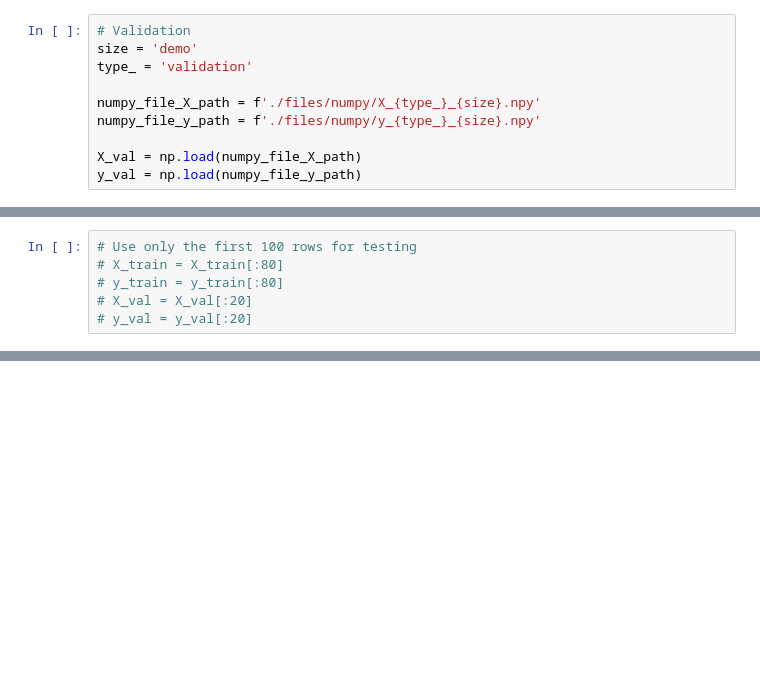
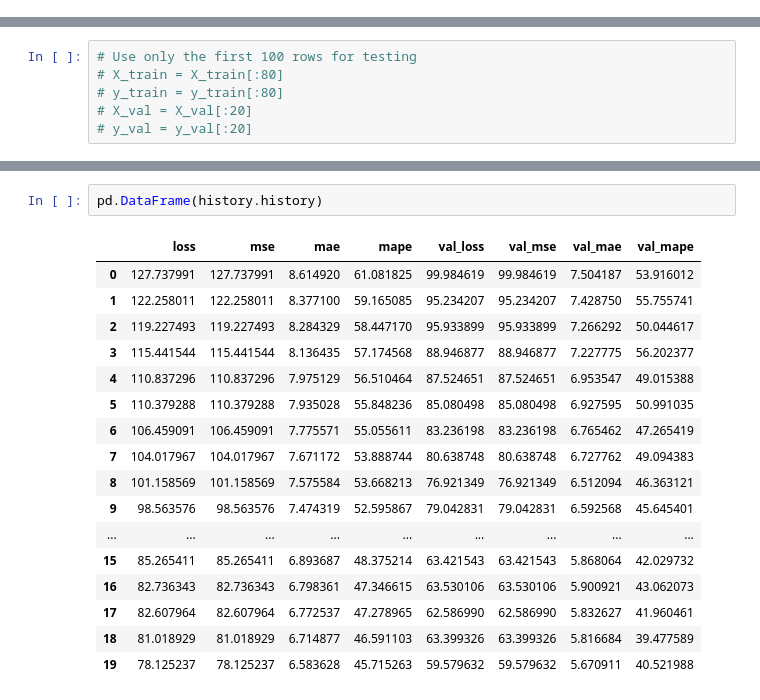
Before and after one commit to akisgazepidis/Recommendation_System_RecSys_Challenge_2024, a Jupyter notebook: 6. RS_Train_NN.ipynb, the cells around one changed output, grey strips where cells are left out. Cells and saved outputs as stored; diff of their text form; blank space fills up the shorter version.

```diff
--- a/6. RS_Train_NN.ipynb
+++ b/6. RS_Train_NN.ipynb
@@ -26,13 +47,3 @@ y_train = np.load(numpy_file_y_path)
-# %%
-# Validation
-size = 'demo'
-type_ = 'validation'
-
-numpy_file_X_path = f'./files/numpy/X_{type_}_{size}.npy'
-numpy_file_y_path = f'./files/numpy/y_{type_}_{size}.npy'
-
-X_val = np.load(numpy_file_X_path)
-y_val = np.load(numpy_file_y_path)
 # %%
 scaler = StandardScaler()
 X_train = scaler.fit_transform(X_train)
@@ -147 +126,21 @@ Epoch 3/3
+# %%
+pd.DataFrame(history.history)
+# %% [output]
+|  | loss | mse | mae | mape | val_loss | val_mse | val_mae | val_mape |
+| 0 | 127.737991 | 127.737991 | 8.614920 | 61.081825 | 99.984619 | 99.984619 | 7.504187 | 53.916012 |
+| 1 | 122.258011 | 122.258011 | 8.377100 | 59.165085 | 95.234207 | 95.234207 | 7.428750 | 55.755741 |
+| 2 | 119.227493 | 119.227493 | 8.284329 | 58.447170 | 95.933899 | 95.933899 | 7.266292 | 50.044617 |
+| 3 | 115.441544 | 115.441544 | 8.136435 | 57.174568 | 88.946877 | 88.946877 | 7.227775 | 56.202377 |
+| 4 | 110.837296 | 110.837296 | 7.975129 | 56.510464 | 87.524651 | 87.524651 | 6.953547 | 49.015388 |
+| 5 | 110.379288 | 110.379288 | 7.935028 | 55.848236 | 85.080498 | 85.080498 | 6.927595 | 50.991035 |
+| 6 | 106.459091 | 106.459091 | 7.775571 | 55.055611 | 83.236198 | 83.236198 | 6.765462 | 47.265419 |
+| 7 | 104.017967 | 104.017967 | 7.671172 | 53.888744 | 80.638748 | 80.638748 | 6.727762 | 49.094383 |
+| 8 | 101.158569 | 101.158569 | 7.575584 | 53.668213 | 76.921349 | 76.921349 | 6.512094 | 46.363121 |
+| 9 | 98.563576 | 98.563576 | 7.474319 | 52.595867 | 79.042831 | 79.042831 | 6.592568 | 45.645401 |
+| ... | ... | ... | ... | ... | ... | ... | ... | ... |
+| 15 | 85.265411 | 85.265411 | 6.893687 | 48.375214 | 63.421543 | 63.421543 | 5.868064 | 42.029732 |
+| 16 | 82.736343 | 82.736343 | 6.798361 | 47.346615 | 63.530106 | 63.530106 | 5.900921 | 43.062073 |
+| 17 | 82.607964 | 82.607964 | 6.772537 | 47.278965 | 62.586990 | 62.586990 | 5.832627 | 41.960461 |
+| 18 | 81.018929 | 81.018929 | 6.714877 | 46.591103 | 63.399326 | 63.399326 | 5.816684 | 39.477589 |
+| 19 | 78.125237 | 78.125237 | 6.583628 | 45.715263 | 59.579632 | 59.579632 | 5.670911 | 40.521988 |
 # %%
```
Also changed, not shown: parts of 15 cells of this notebook, 1 other file.
